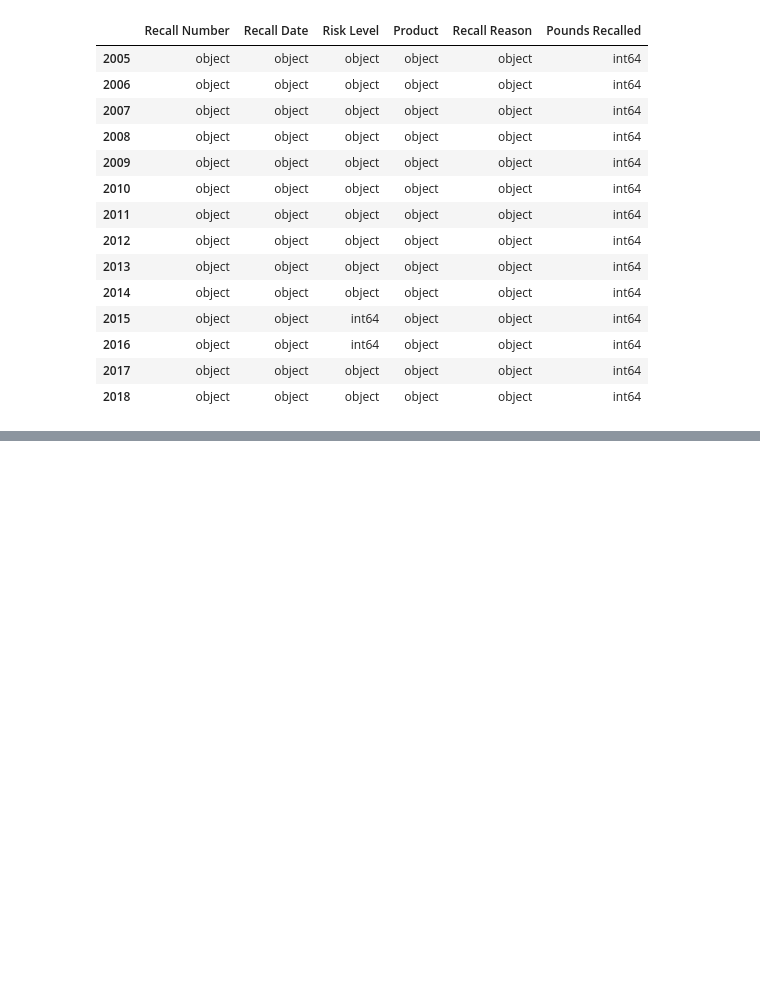
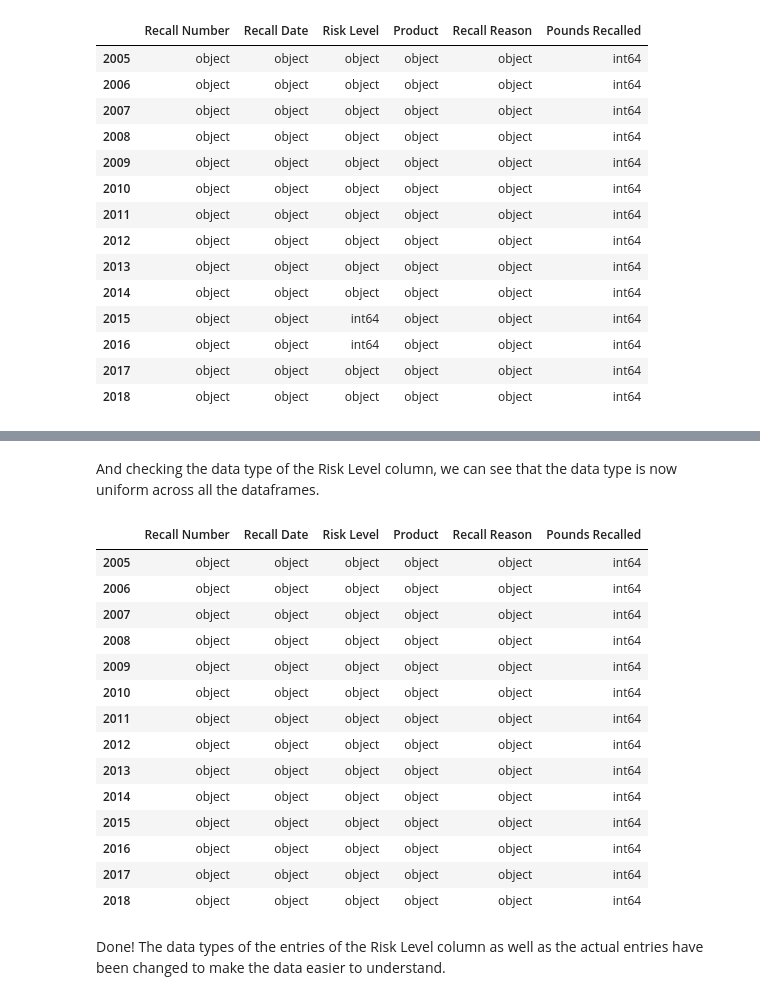
Before and after one commit to yemikifouly/food-recalls-analysis, a Jupyter notebook: food_recalls_analysis.ipynb, the cells around one changed output, grey strips where cells are left out. Saved outputs shown, nothing was run; the diff lists cells and outputs as text; code cells hidden in the pictures; blank space fills up the shorter version.

```diff
--- a/food_recalls_analysis.ipynb
+++ b/food_recalls_analysis.ipynb
@@ -51,6 +51,8 @@ The data was correctly loaded and correctly indexed in the dictionary.
 ### 1. Investigate column names and positions
 # %% [markdown]
 As we were taking a peek at the data in loaded we could see some inconsistencies between column names. Let's investigate this a bit further.
+# %%
+df_dict = raw_df_dict.copy()
 # %%
 cols_names_by_df = helper.display_columns_by_df(df_dict)
 cols_names_by_df
@@ -270,0 +339,23 @@ cols_dtype_by_df
+# %% [markdown]
+And checking the data type of the Risk Level column, we can see that the data type is now uniform across all the dataframes.
+# %%
+cols_dtype_by_df = helper.display_columns_by_df(df_dict, dtype=True)
+cols_dtype_by_df
+# %% [output]
+|  | Recall Number | Recall Date | Risk Level | Product | Recall Reason | Pounds Recalled |
+| 2005 | object | object | object | object | object | int64 |
+| 2006 | object | object | object | object | object | int64 |
+| 2007 | object | object | object | object | object | int64 |
+| 2008 | object | object | object | object | object | int64 |
+| 2009 | object | object | object | object | object | int64 |
+| 2010 | object | object | object | object | object | int64 |
+| 2011 | object | object | object | object | object | int64 |
+| 2012 | object | object | object | object | object | int64 |
+| 2013 | object | object | object | object | object | int64 |
+| 2014 | object | object | object | object | object | int64 |
+| 2015 | object | object | object | object | object | int64 |
+| 2016 | object | object | object | object | object | int64 |
+| 2017 | object | object | object | object | object | int64 |
+| 2018 | object | object | object | object | object | int64 |
+# %% [markdown]
+Done! The data types of the entries of the Risk Level column as well as the actual entries have been changed to make the data easier to understand.
```
Also changed, not shown: parts of 23 cells of this notebook.
